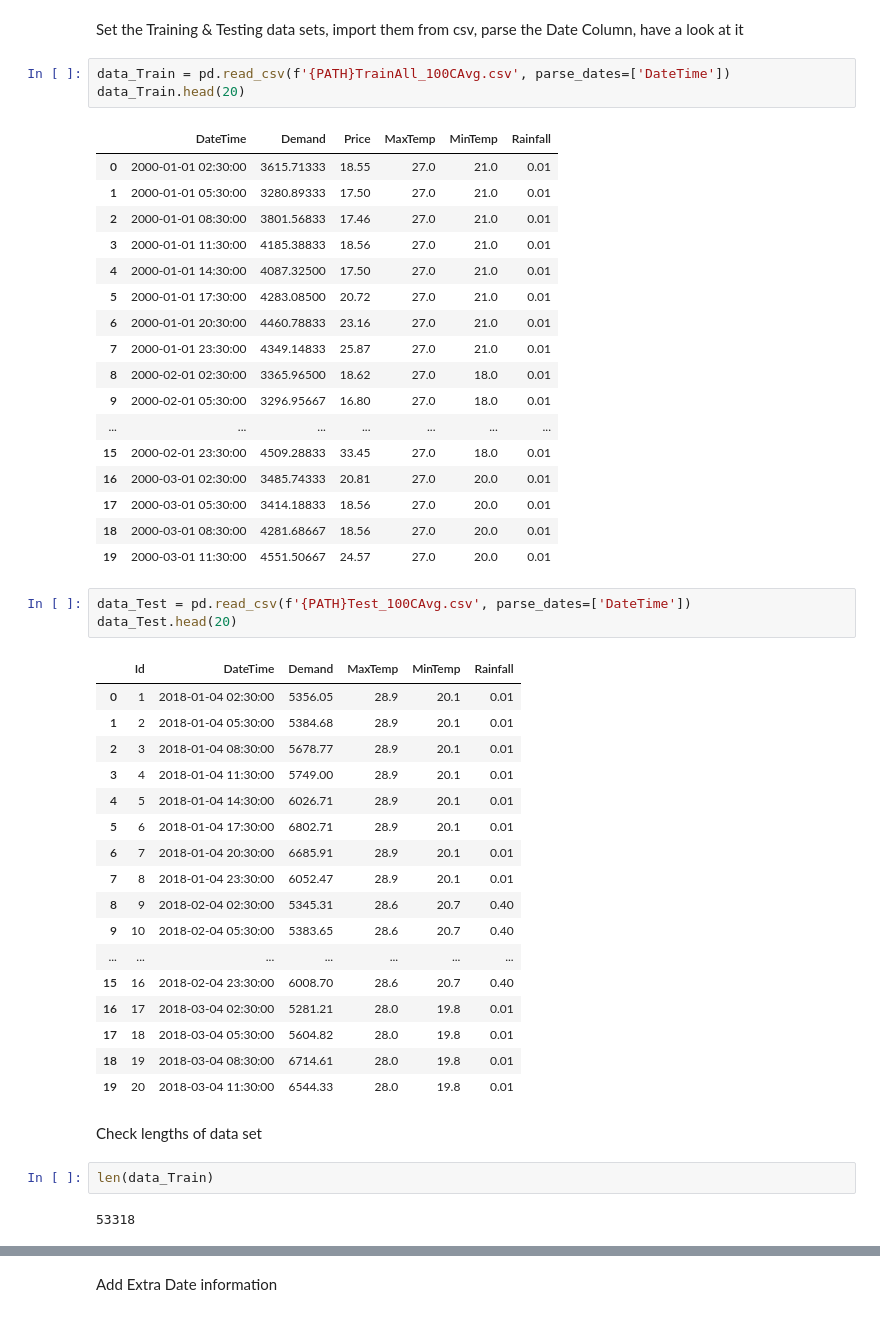
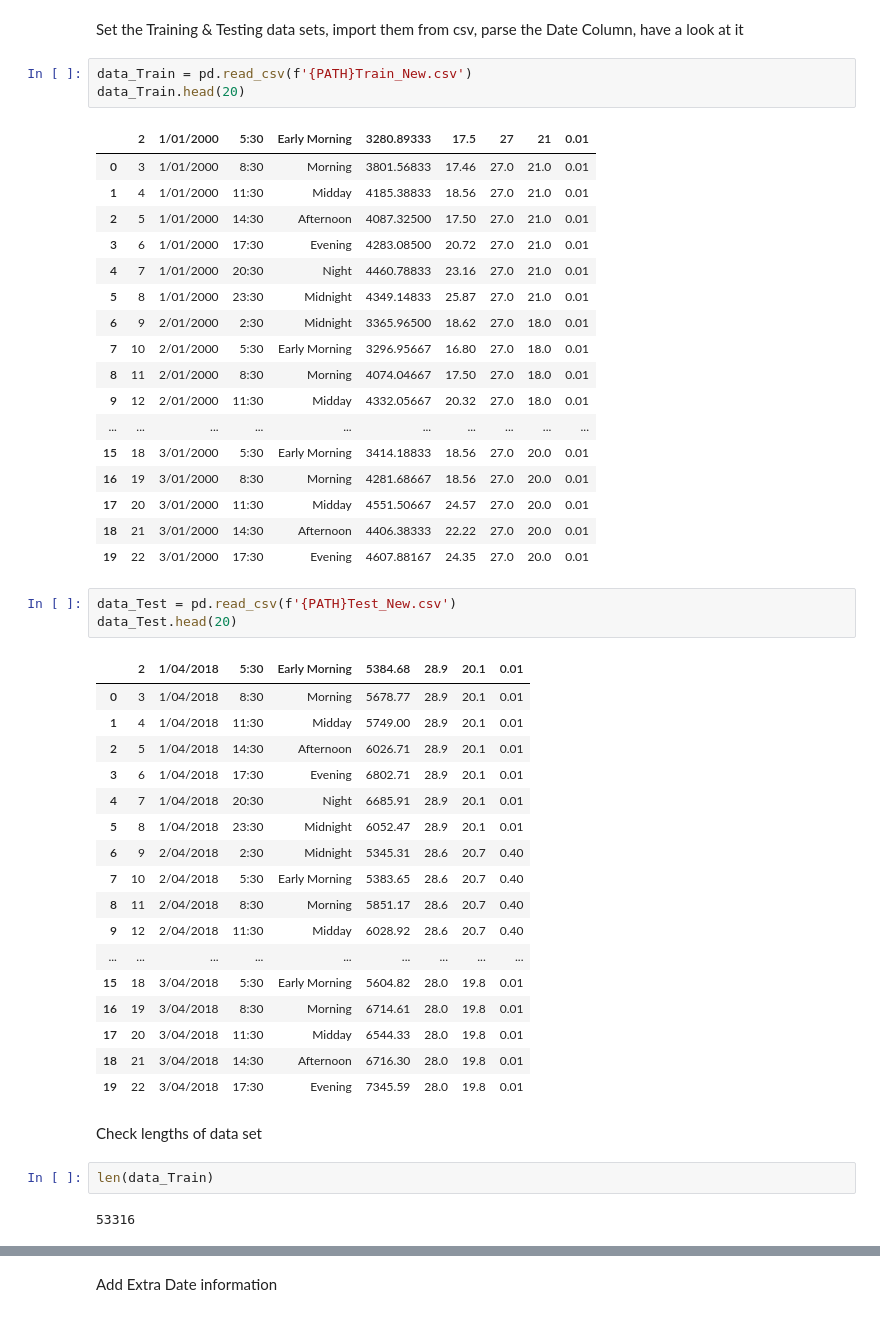
Before and after one commit to FutureJoulesAI/EnergyPriceDLModel, a Jupyter notebook: EnergyPricePredictor_SmoothedAVGData.ipynb, the cells around one changed output, grey strips where cells are left out. Saved outputs shown, nothing was run; the diff lists cells and outputs as text.

```diff
--- a/EnergyPricePredictor_SmoothedAVGData.ipynb
+++ b/EnergyPricePredictor_SmoothedAVGData.ipynb
@@ -36,53 +36,53 @@ PATH="//home/ubuntu/fastai/courses/data/EnergyPriceDLModel/"
 # %% [markdown]
 Set the Training & Testing data sets, import them from csv, parse the Date Column, have a look at it
 # %%
-data_Train = pd.read_csv(f'{PATH}TrainAll_100CAvg.csv', parse_dates=['DateTime'])
+data_Train = pd.read_csv(f'{PATH}Train_New.csv')
 data_Train.head(20)
 # %% [output]
-|  | DateTime | Demand | Price | MaxTemp | MinTemp | Rainfall |
-| 0 | 2000-01-01 02:30:00 | 3615.71333 | 18.55 | 27.0 | 21.0 | 0.01 |
-| 1 | 2000-01-01 05:30:00 | 3280.89333 | 17.50 | 27.0 | 21.0 | 0.01 |
-| 2 | 2000-01-01 08:30:00 | 3801.56833 | 17.46 | 27.0 | 21.0 | 0.01 |
-| 3 | 2000-01-01 11:30:00 | 4185.38833 | 18.56 | 27.0 | 21.0 | 0.01 |
-| 4 | 2000-01-01 14:30:00 | 4087.32500 | 17.50 | 27.0 | 21.0 | 0.01 |
-| 5 | 2000-01-01 17:30:00 | 4283.08500 | 20.72 | 27.0 | 21.0 | 0.01 |
-| 6 | 2000-01-01 20:30:00 | 4460.78833 | 23.16 | 27.0 | 21.0 | 0.01 |
-| 7 | 2000-01-01 23:30:00 | 4349.14833 | 25.87 | 27.0 | 21.0 | 0.01 |
-| 8 | 2000-02-01 02:30:00 | 3365.96500 | 18.62 | 27.0 | 18.0 | 0.01 |
-| 9 | 2000-02-01 05:30:00 | 3296.95667 | 16.80 | 27.0 | 18.0 | 0.01 |
-| ... | ... | ... | ... | ... | ... | ... |
-| 15 | 2000-02-01 23:30:00 | 4509.28833 | 33.45 | 27.0 | 18.0 | 0.01 |
-| 16 | 2000-03-01 02:30:00 | 3485.74333 | 20.81 | 27.0 | 20.0 | 0.01 |
-| 17 | 2000-03-01 05:30:00 | 3414.18833 | 18.56 | 27.0 | 20.0 | 0.01 |
-| 18 | 2000-03-01 08:30:00 | 4281.68667 | 18.56 | 27.0 | 20.0 | 0.01 |
-| 19 | 2000-03-01 11:30:00 | 4551.50667 | 24.57 | 27.0 | 20.0 | 0.01 |
+|  | 2 | 1/01/2000 | 5:30 | Early Morning | 3280.89333 | 17.5 | 27 | 21 | 0.01 |
+| 0 | 3 | 1/01/2000 | 8:30 | Morning | 3801.56833 | 17.46 | 27.0 | 21.0 | 0.01 |
+| 1 | 4 | 1/01/2000 | 11:30 | Midday | 4185.38833 | 18.56 | 27.0 | 21.0 | 0.01 |
+| 2 | 5 | 1/01/2000 | 14:30 | Afternoon | 4087.32500 | 17.50 | 27.0 | 21.0 | 0.01 |
+| 3 | 6 | 1/01/2000 | 17:30 | Evening | 4283.08500 | 20.72 | 27.0 | 21.0 | 0.01 |
+| 4 | 7 | 1/01/2000 | 20:30 | Night | 4460.78833 | 23.16 | 27.0 | 21.0 | 0.01 |
+| 5 | 8 | 1/01/2000 | 23:30 | Midnight | 4349.14833 | 25.87 | 27.0 | 21.0 | 0.01 |
+| 6 | 9 | 2/01/2000 | 2:30 | Midnight | 3365.96500 | 18.62 | 27.0 | 18.0 | 0.01 |
+| 7 | 10 | 2/01/2000 | 5:30 | Early Morning | 3296.95667 | 16.80 | 27.0 | 18.0 | 0.01 |
+| 8 | 11 | 2/01/2000 | 8:30 | Morning | 4074.04667 | 17.50 | 27.0 | 18.0 | 0.01 |
+| 9 | 12 | 2/01/2000 | 11:30 | Midday | 4332.05667 | 20.32 | 27.0 | 18.0 | 0.01 |
+| ... | ... | ... | ... | ... | ... | ... | ... | ... | ... |
+| 15 | 18 | 3/01/2000 | 5:30 | Early Morning | 3414.18833 | 18.56 | 27.0 | 20.0 | 0.01 |
+| 16 | 19 | 3/01/2000 | 8:30 | Morning | 4281.68667 | 18.56 | 27.0 | 20.0 | 0.01 |
+| 17 | 20 | 3/01/2000 | 11:30 | Midday | 4551.50667 | 24.57 | 27.0 | 20.0 | 0.01 |
+| 18 | 21 | 3/01/2000 | 14:30 | Afternoon | 4406.38333 | 22.22 | 27.0 | 20.0 | 0.01 |
+| 19 | 22 | 3/01/2000 | 17:30 | Evening | 4607.88167 | 24.35 | 27.0 | 20.0 | 0.01 |
 # %%
-data_Test = pd.read_csv(f'{PATH}Test_100CAvg.csv', parse_dates=['DateTime'])
+data_Test = pd.read_csv(f'{PATH}Test_New.csv')
 data_Test.head(20)
 # %% [output]
-|  | Id | DateTime | Demand | MaxTemp | MinTemp | Rainfall |
-| 0 | 1 | 2018-01-04 02:30:00 | 5356.05 | 28.9 | 20.1 | 0.01 |
-| 1 | 2 | 2018-01-04 05:30:00 | 5384.68 | 28.9 | 20.1 | 0.01 |
-| 2 | 3 | 2018-01-04 08:30:00 | 5678.77 | 28.9 | 20.1 | 0.01 |
-| 3 | 4 | 2018-01-04 11:30:00 | 5749.00 | 28.9 | 20.1 | 0.01 |
-| 4 | 5 | 2018-01-04 14:30:00 | 6026.71 | 28.9 | 20.1 | 0.01 |
-| 5 | 6 | 2018-01-04 17:30:00 | 6802.71 | 28.9 | 20.1 | 0.01 |
-| 6 | 7 | 2018-01-04 20:30:00 | 6685.91 | 28.9 | 20.1 | 0.01 |
-| 7 | 8 | 2018-01-04 23:30:00 | 6052.47 | 28.9 | 20.1 | 0.01 |
-| 8 | 9 | 2018-02-04 02:30:00 | 5345.31 | 28.6 | 20.7 | 0.40 |
-| 9 | 10 | 2018-02-04 05:30:00 | 5383.65 | 28.6 | 20.7 | 0.40 |
-| ... | ... | ... | ... | ... | ... | ... |
-| 15 | 16 | 2018-02-04 23:30:00 | 6008.70 | 28.6 | 20.7 | 0.40 |
-| 16 | 17 | 2018-03-04 02:30:00 | 5281.21 | 28.0 | 19.8 | 0.01 |
-| 17 | 18 | 2018-03-04 05:30:00 | 5604.82 | 28.0 | 19.8 | 0.01 |
-| 18 | 19 | 2018-03-04 08:30:00 | 6714.61 | 28.0 | 19.8 | 0.01 |
-| 19 | 20 | 2018-03-04 11:30:00 | 6544.33 | 28.0 | 19.8 | 0.01 |
+|  | 2 | 1/04/2018 | 5:30 | Early Morning | 5384.68 | 28.9 | 20.1 | 0.01 |
+| 0 | 3 | 1/04/2018 | 8:30 | Morning | 5678.77 | 28.9 | 20.1 | 0.01 |
+| 1 | 4 | 1/04/2018 | 11:30 | Midday | 5749.00 | 28.9 | 20.1 | 0.01 |
+| 2 | 5 | 1/04/2018 | 14:30 | Afternoon | 6026.71 | 28.9 | 20.1 | 0.01 |
+| 3 | 6 | 1/04/2018 | 17:30 | Evening | 6802.71 | 28.9 | 20.1 | 0.01 |
+| 4 | 7 | 1/04/2018 | 20:30 | Night | 6685.91 | 28.9 | 20.1 | 0.01 |
+| 5 | 8 | 1/04/2018 | 23:30 | Midnight | 6052.47 | 28.9 | 20.1 | 0.01 |
+| 6 | 9 | 2/04/2018 | 2:30 | Midnight | 5345.31 | 28.6 | 20.7 | 0.40 |
+| 7 | 10 | 2/04/2018 | 5:30 | Early Morning | 5383.65 | 28.6 | 20.7 | 0.40 |
+| 8 | 11 | 2/04/2018 | 8:30 | Morning | 5851.17 | 28.6 | 20.7 | 0.40 |
+| 9 | 12 | 2/04/2018 | 11:30 | Midday | 6028.92 | 28.6 | 20.7 | 0.40 |
+| ... | ... | ... | ... | ... | ... | ... | ... | ... |
+| 15 | 18 | 3/04/2018 | 5:30 | Early Morning | 5604.82 | 28.0 | 19.8 | 0.01 |
+| 16 | 19 | 3/04/2018 | 8:30 | Morning | 6714.61 | 28.0 | 19.8 | 0.01 |
+| 17 | 20 | 3/04/2018 | 11:30 | Midday | 6544.33 | 28.0 | 19.8 | 0.01 |
+| 18 | 21 | 3/04/2018 | 14:30 | Afternoon | 6716.30 | 28.0 | 19.8 | 0.01 |
+| 19 | 22 | 3/04/2018 | 17:30 | Evening | 7345.59 | 28.0 | 19.8 | 0.01 |
 # %% [markdown]
 Check lengths of data set
 # %%
 len(data_Train)
 # %% [output]
-53318
+53316
 # %%
 len(data_Test)
 # %% [output]
```
Also changed, not shown: parts of 23 cells of this notebook, 5 other files.
